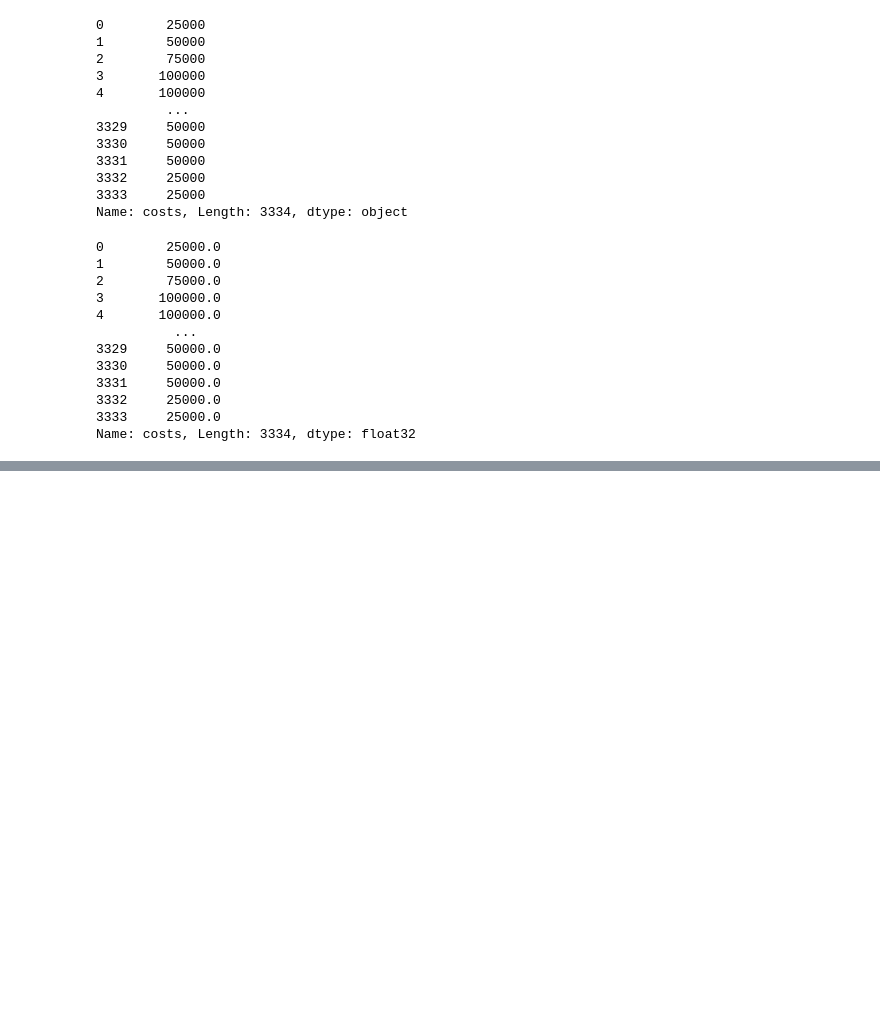
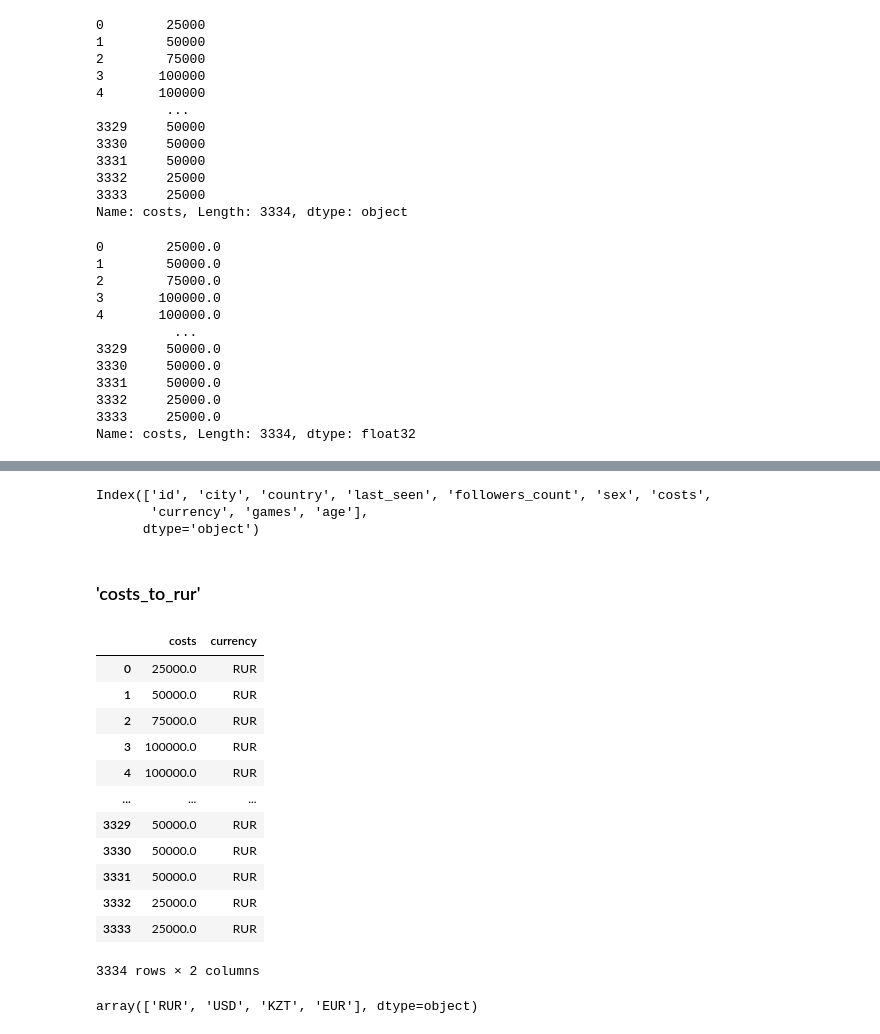
Before and after one commit to iKREISHI/learn-data-cleaning, a Jupyter notebook: src/pract1/data_cleaning.ipynb, the cells around one changed output, grey strips where cells are left out. Drawn from its saved outputs; the diff is of its cells as text; code cells hidden in the pictures; blank space fills up the shorter version.

```diff
--- a/src/pract1/data_cleaning.ipynb
+++ b/src/pract1/data_cleaning.ipynb
@@ -996,0 +1001,5 @@ Name: costs, Length: 3334, dtype: float32
+# %%
+# для расчета необходимо из текущей даты вычесть дату рождения (признак "bdate")
+# текущую дату можно получить с помощью метода Timestamp.today()
+current_day = pd.Timestamp.today()
+current_day
@@ -996,0 +1008,4 @@ Name: costs, Length: 3334, dtype: float32
+# %%
+# извлечем значение года из даты с помощью атрибута year
+current_year = current_day.year
+current_year
@@ -996,0 +1014,6 @@ Name: costs, Length: 3334, dtype: float32
+# %%
+# рассчитаем значения возраста и сохраним полученные значения в признак age
+# при этом необходимо каждую дату рождения перевести в значение года аналогично через атрибут year
+# для получения доступа к каждому значению объекта Series "bdate" используем метод apply() и lambda-функцию
+df_copy['age'] = current_year - df_copy.bdate.apply(lambda x: x.year)
+df_copy.age
@@ -996,0 +1033,33 @@ Name: costs, Length: 3334, dtype: float32
+# %%
+# исключим исходный столбец bdate
+df_copy.drop(columns='bdate', inplace=True)
+# %%
+# контроль результата
+df_copy.columns
+# %% [output]
+Index(['id', 'city', 'country', 'last_seen', 'followers_count', 'sex', 'costs',
+       'currency', 'games', 'age'],
+      dtype='object')
+# %% [markdown]
+### 'costs_to_rur'
+# %%
+df_copy[['costs', 'currency']]
+# %% [output]
+|  | costs | currency |
+| 0 | 25000.0 | RUR |
+| 1 | 50000.0 | RUR |
+| 2 | 75000.0 | RUR |
+| 3 | 100000.0 | RUR |
+| 4 | 100000.0 | RUR |
+| ... | ... | ... |
+| 3329 | 50000.0 | RUR |
+| 3330 | 50000.0 | RUR |
+| 3331 | 50000.0 | RUR |
+| 3332 | 25000.0 | RUR |
+| 3333 | 25000.0 | RUR |
+3334 rows × 2 columns
+# %%
+# проверим список уникальных значений с помощью метода unique()
+df_copy['currency'].unique()
+# %% [output]
+array(['RUR', 'USD', 'KZT', 'EUR'], dtype=object)
```
Also changed, not shown: parts of 16 cells of this notebook.
